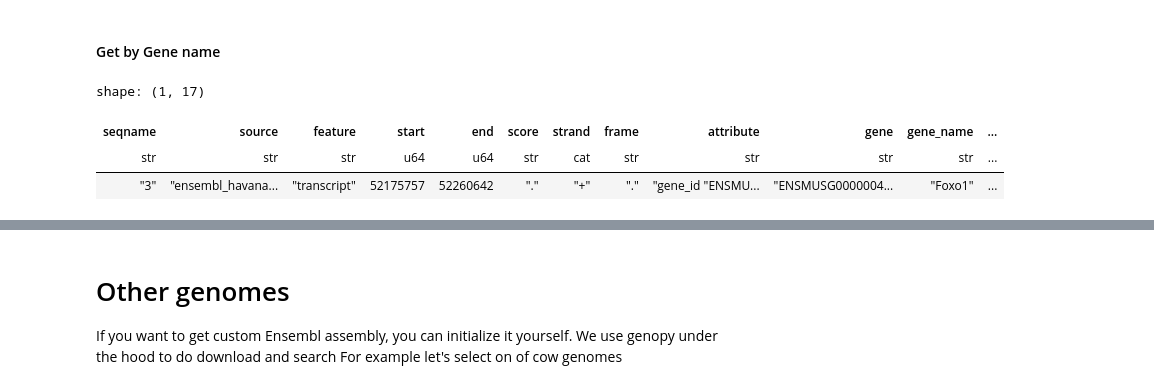
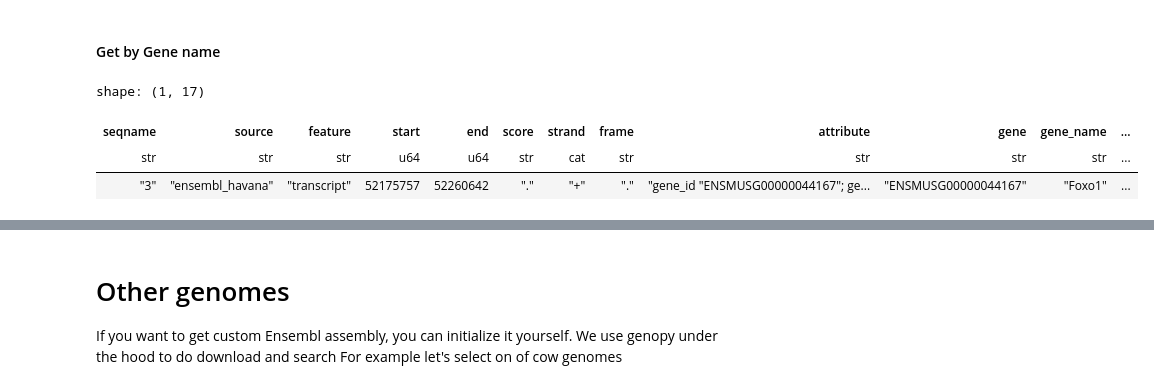
Before and after one commit to antonkulaga/genotations, a Jupyter notebook: examples/explore_mouse.ipynb, the cells around one changed output, grey strips where cells are left out. Cells and saved outputs as stored; diff of their text form; code cells hidden in the pictures.

```diff
--- a/examples/explore_mouse.ipynb
+++ b/examples/explore_mouse.ipynb
@@ -160,10 +160,9 @@ shape: (149482, 4)
 #### Get by Gene name
 # %%
 mouse_foxo_coding_transcripts = mouse.annotations.with_gene_name_contains("Foxo1").protein_coding().transcripts() #getting only coding Foxo1 transcripts
-#mouse_foxo_coding_transcripts.with_sequences(mouse.genome)
-mouse_foxo_coding_transcripts.with_sequences(mouse.genome, False).annotations_df
+mouse_foxo_coding_transcripts.annotations_df
 # %% [output]
 shape: (1, 17)
 | seqname | source | feature | start | end | score | strand | frame | attribute | gene | gene_name | ... |
 | str | str | str | u64 | u64 | str | cat | str | str | str | str | ... |
-| "3" | "ensembl_havana... | "transcript" | 52175757 | 52260642 | "." | "+" | "." | "gene_id "ENSMU... | "ENSMUSG0000004... | "Foxo1" | ... |
+| "3" | "ensembl_havana" | "transcript" | 52175757 | 52260642 | "." | "+" | "." | "gene_id "ENSMUSG00000044167"; ge... | "ENSMUSG00000044167" | "Foxo1" | ... |
```
Also changed, not shown: parts of 32 cells of this notebook, 2 other files.
